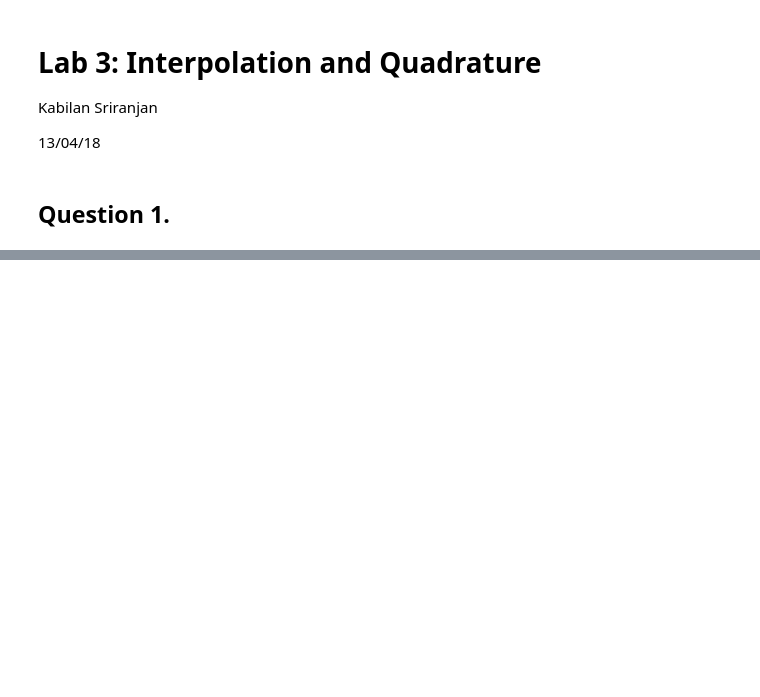
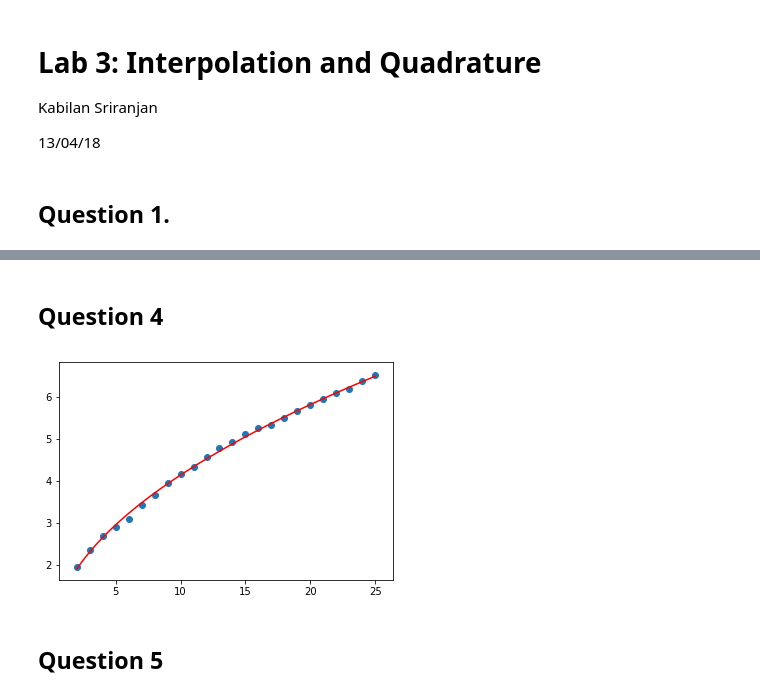
Before and after one commit to kabsri/NumericalAnalysis, a Jupyter notebook: Lab3.ipynb, the cells around one changed output, grey strips where cells are left out. Saved outputs shown, nothing was run; the diff lists cells and outputs as text; code cells hidden in the pictures; blank space fills up the shorter version.

```diff
--- a/Lab3.ipynb
+++ b/Lab3.ipynb
@@ -50,0 +170,44 @@ plt.show()
+# %% [markdown]
+## Question 4
+# %%
+def legPoly(n, x):
+    total = 0
+    for k in range(0, n+1):
+        total = total+(scp.binom(n,k)**2)*((x-1)**(n-k))*((x+1)**k)
+    return total/(2**n)
+
+def a(k):
+    return (2*k+1)/2
+
+def sLeg(n, x):
+    total = 0
+    for k in range(0, n+1):
+        total = total = a(k)*legPoly(k,x)
+    return np.abs(total)
+
+def SLeg(n):
+    nodes = np.linspace(-1,1,n*5)
+    area = 0
+    for i in range(0, len(nodes)-1):
+        left = sLeg(n, nodes[i])
+        right = sLeg(n, nodes[i+1])
+        area = area+((left+right)/2)*(nodes[i+1]-nodes[i])
+    return area
+
+minimum = 2
+maximum = 25
+n = np.array(range(minimum, maximum+1))
+Ss = []
+for i in n:
+    Ss.append(SLeg(i))
+
+fit = np.polyfit(np.sqrt(n), Ss, deg=1)
+x = np.linspace(minimum, maximum, 100)
+y = fit[1] + fit[0]*np.sqrt(x)
+plt.plot(x, y, color="red")
+plt.scatter(n, Ss)
+plt.show()
+# %% [output]
+[figure, added]
+# %% [markdown]
+## Question 5
```
Also changed, not shown: parts of 6 cells of this notebook.
